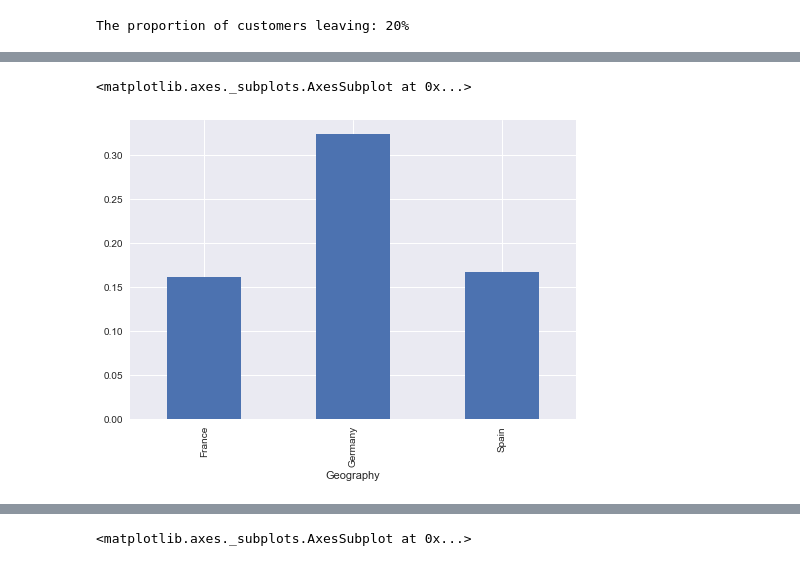
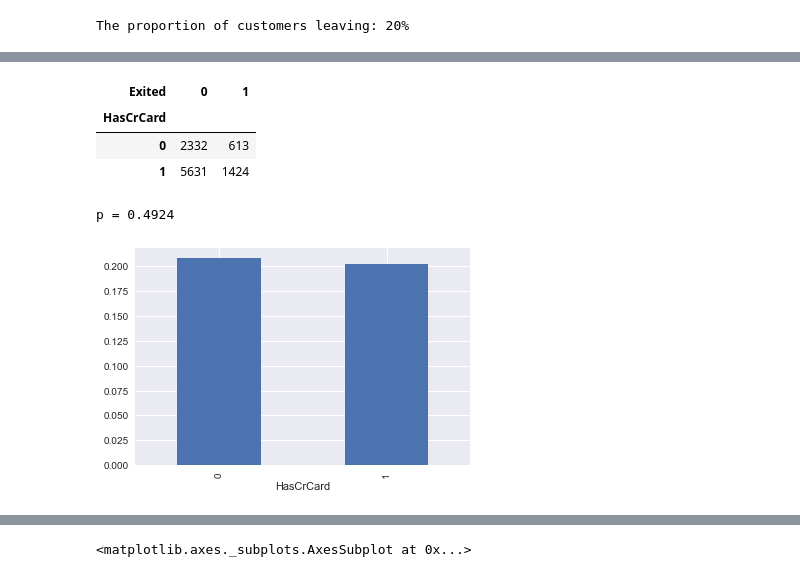
Before and after one commit to george-and-miller/data-science, a Jupyter notebook: Udemy A-Z Data Science.ipynb, the cells around one changed output, grey strips where cells are left out. Cells and saved outputs as stored; diff of their text form; code cells hidden in the pictures.

```diff
--- a/Udemy A-Z Data Science.ipynb
+++ b/Udemy A-Z Data Science.ipynb
@@ -34,5 +67,19 @@ gender_proportion.plot.bar()
-# %%
-proportion(banking_data.groupby('Geography'), 'Exited').plot.bar()
-# %% [output]
-<matplotlib.axes._subplots.AxesSubplot at 0x...>
-[figure, removed]
+# %%
+banking_data_card = banking_data.groupby('HasCrCard')
+card_proportion = proportion(banking_data_card, 'Exited')
+
+table = pd.crosstab(banking_data['HasCrCard'], banking_data['Exited'])
+
+display(table)
+
+chi2, p, dof, expected = stats.chi2_contingency(table.values)
+
+card_proportion.plot.bar()
+print(f'p = {p:.4f}')
+# %% [output]
+| Exited | 0 | 1 |
+| HasCrCard |  |  |
+| 0 | 2332 | 613 |
+| 1 | 5631 | 1424 |
+p = 0.4924
+[figure, added]
```
Also changed, not shown: parts of 12 cells of this notebook.
